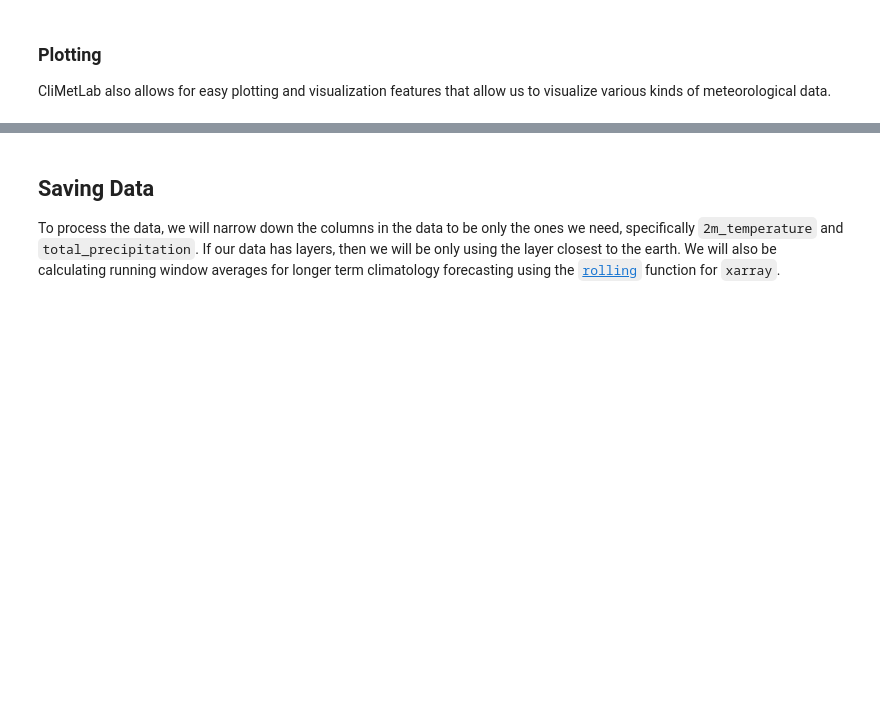
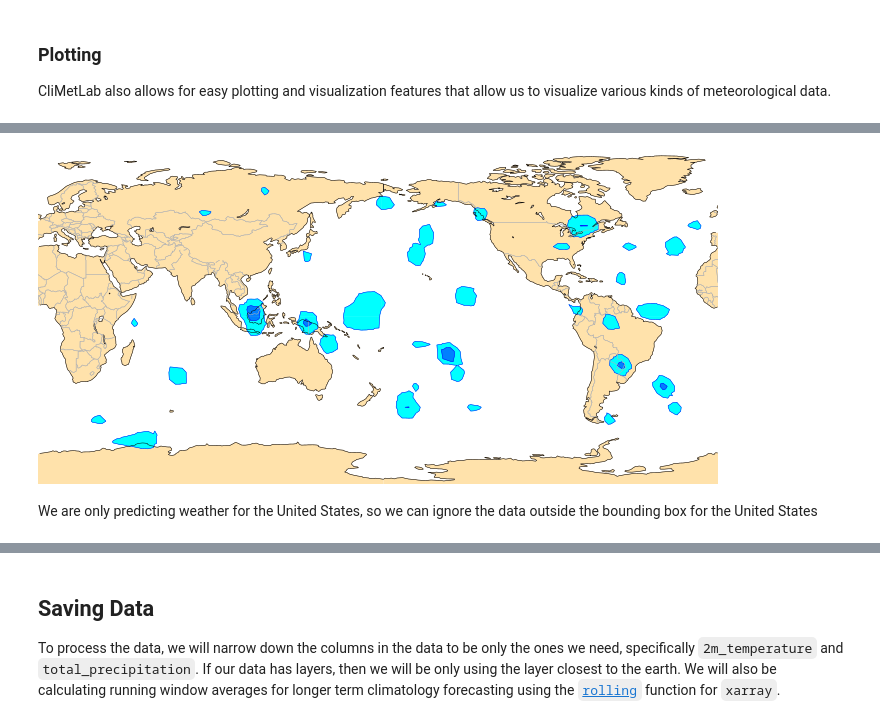
Before and after one commit to abadari3/CSE6242_Weather_Forecasting, a Jupyter notebook: CODE/notebooks/1-data-exploration.ipynb, the cells around one changed output, grey strips where cells are left out. Cells and saved outputs as stored; diff of their text form; code cells hidden in the pictures; blank space fills up the shorter version.

```diff
--- a/CODE/notebooks/1-data-exploration.ipynb
+++ b/CODE/notebooks/1-data-exploration.ipynb
@@ -35,0 +158,12 @@ CliMetLab also allows for easy plotting and visualization features that allow us
+# %%
+cml.plot_map(
+    rain_data.tp[0],
+    foreground=dict(
+        map_grid=False,
+        map_boundaries=True,
+    ),
+)
+# %% [output]
+[figure, added]
+# %% [markdown]
+We are only predicting weather for the United States, so we can ignore the data outside the bounding box for the United States
```
Also changed, not shown: parts of 18 cells of this notebook, 2 other files.
